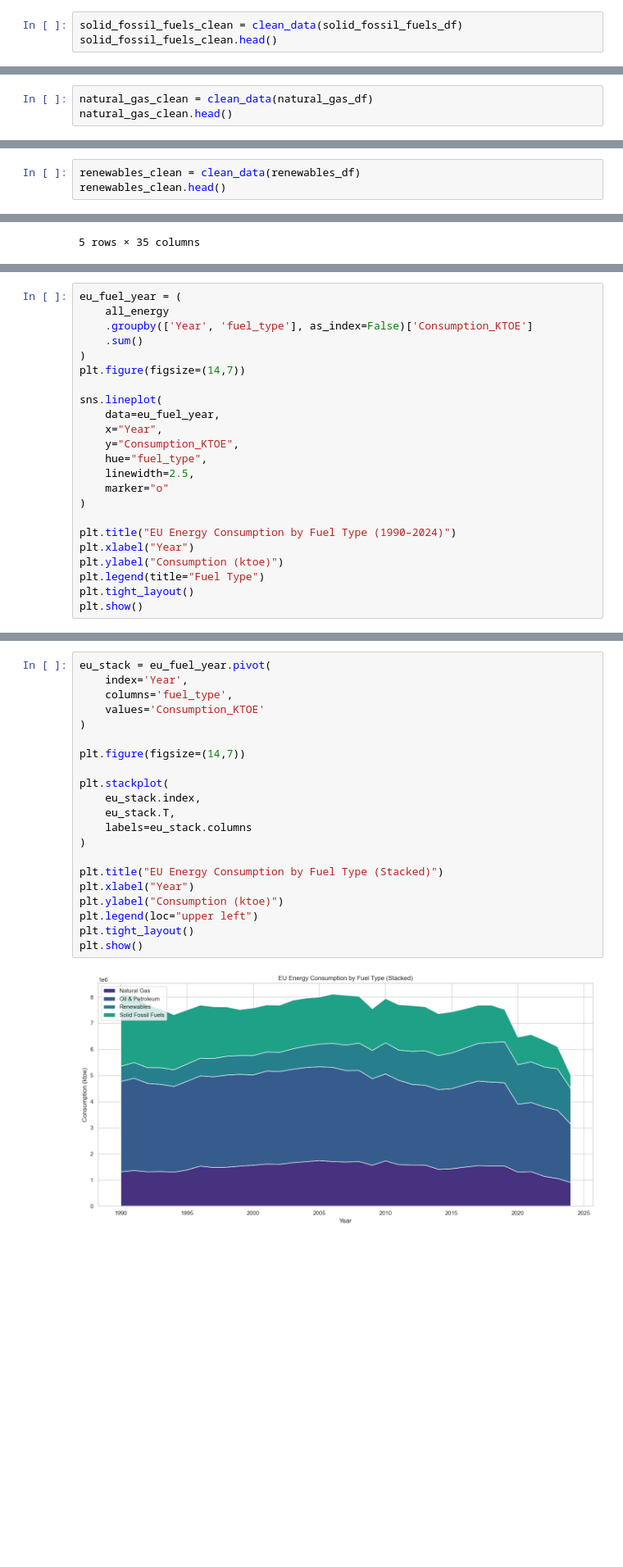
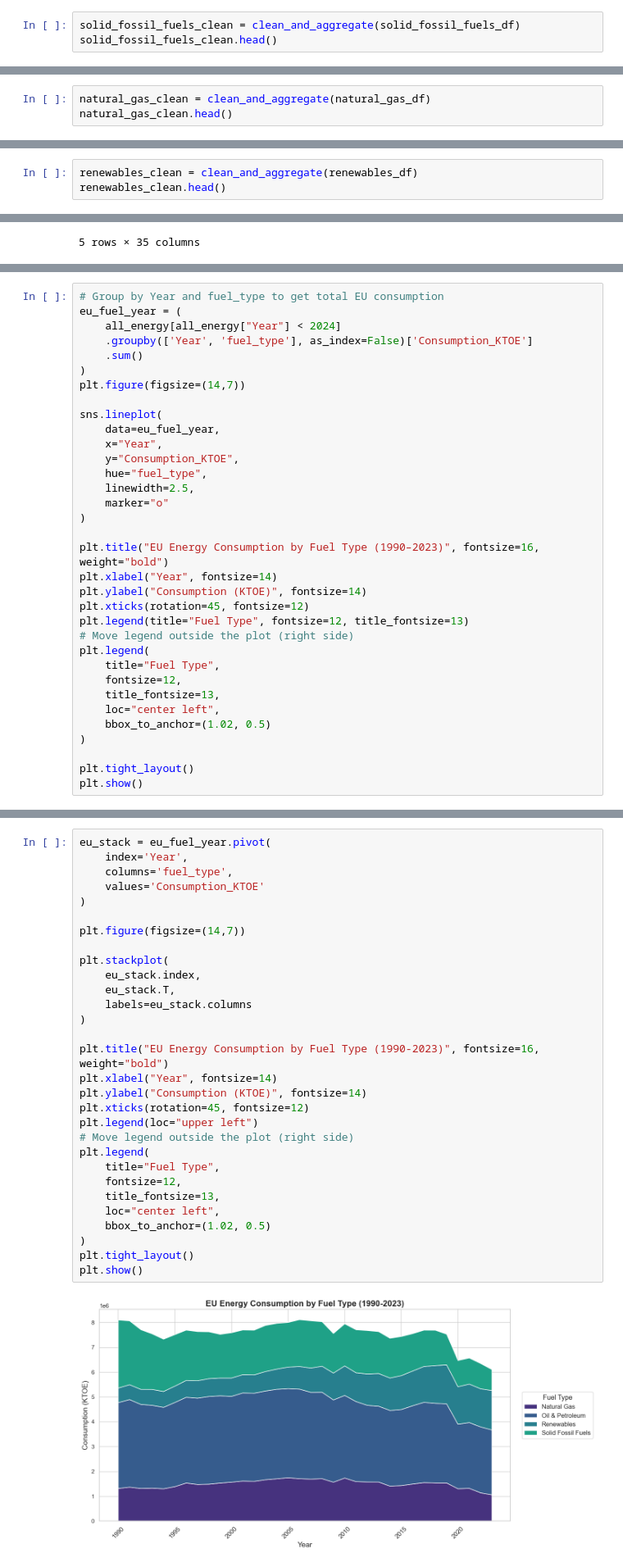
Before and after one commit to AnnaLozenko/PFDA_Project, a Jupyter notebook: eu_energy_sources_analysis.ipynb, the cells around one changed output, grey strips where cells are left out. Shown: that part at 82% size. Saved outputs shown, nothing was run; the diff lists cells and outputs as text; blank space fills up the shorter version.

```diff
--- a/eu_energy_sources_analysis.ipynb
+++ b/eu_energy_sources_analysis.ipynb
@@ -202,7 +219,7 @@ oil_petrol_clean.head()
 | 3 | Albania | 1993 | 2469.427 |
 | 4 | Albania | 1994 | 3099.698 |
 # %%
-solid_fossil_fuels_clean = clean_data(solid_fossil_fuels_df)
+solid_fossil_fuels_clean = clean_and_aggregate(solid_fossil_fuels_df)
 solid_fossil_fuels_clean.head()
 # %% [output]
 |  | Country | Year | Consumption_KTOE |
@@ -212,7 +229,7 @@ solid_fossil_fuels_clean.head()
 | 3 | Albania | 1993 | 481.800 |
 | 4 | Albania | 1994 | 428.130 |
 # %%
-natural_gas_clean = clean_data(natural_gas_df)
+natural_gas_clean = clean_and_aggregate(natural_gas_df)
 natural_gas_clean.head()
 # %% [output]
 |  | Country | Year | Consumption_KTOE |
@@ -222,7 +239,7 @@ natural_gas_clean.head()
 | 3 | Albania | 1993 | 273.776 |
 | 4 | Albania | 1994 | 174.292 |
 # %%
-renewables_clean = clean_data(renewables_df)
+renewables_clean = clean_and_aggregate(renewables_df)
 renewables_clean.head()
 # %% [output]
 |  | Country | Year | Consumption_KTOE |
@@ -530,6 +582,7 @@ all_energy.head()
 # %%
+# Group by Year and fuel_type to get total EU consumption
 eu_fuel_year = (
-    all_energy
+    all_energy[all_energy["Year"] < 2024]
     .groupby(['Year', 'fuel_type'], as_index=False)['Consumption_KTOE']
     .sum()
 )
@@ -544,10 +597,20 @@ sns.lineplot(
     marker="o"
 )
 
-plt.title("EU Energy Consumption by Fuel Type (1990–2024)")
-plt.xlabel("Year")
-plt.ylabel("Consumption (ktoe)")
-plt.legend(title="Fuel Type")
+plt.title("EU Energy Consumption by Fuel Type (1990–2023)", fontsize=16, weight="bold")
+plt.xlabel("Year", fontsize=14)
+plt.ylabel("Consumption (KTOE)", fontsize=14)
+plt.xticks(rotation=45, fontsize=12)
+plt.legend(title="Fuel Type", fontsize=12, title_fontsize=13)
+# Move legend outside the plot (right side)
+plt.legend(
+    title="Fuel Type",
+    fontsize=12,
+    title_fontsize=13,
+    loc="center left",
+    bbox_to_anchor=(1.02, 0.5)
+)
+
 plt.tight_layout()
 plt.show()
 # %% [output]
@@ -555,23 +620,32 @@ plt.show()
 # %%
 eu_stack = eu_fuel_year.pivot(
     index='Year',
     columns='fuel_type',
     values='Consumption_KTOE'
 )
 
 plt.figure(figsize=(14,7))
 
 plt.stackplot(
     eu_stack.index,
     eu_stack.T,
     labels=eu_stack.columns
 )
 
-plt.title("EU Energy Consumption by Fuel Type (Stacked)")
-plt.xlabel("Year")
-plt.ylabel("Consumption (ktoe)")
+plt.title("EU Energy Consumption by Fuel Type (1990-2023)", fontsize=16, weight="bold")
+plt.xlabel("Year", fontsize=14)
+plt.ylabel("Consumption (KTOE)", fontsize=14)
+plt.xticks(rotation=45, fontsize=12)
 plt.legend(loc="upper left")
+# Move legend outside the plot (right side)
+plt.legend(
+    title="Fuel Type",
+    fontsize=12,
+    title_fontsize=13,
+    loc="center left",
+    bbox_to_anchor=(1.02, 0.5)
+)
 plt.tight_layout()
 plt.show()
 # %% [output]
-[figure, old version]
+[figure, new version]
```
Also changed, not shown: parts of 60 cells of this notebook.
